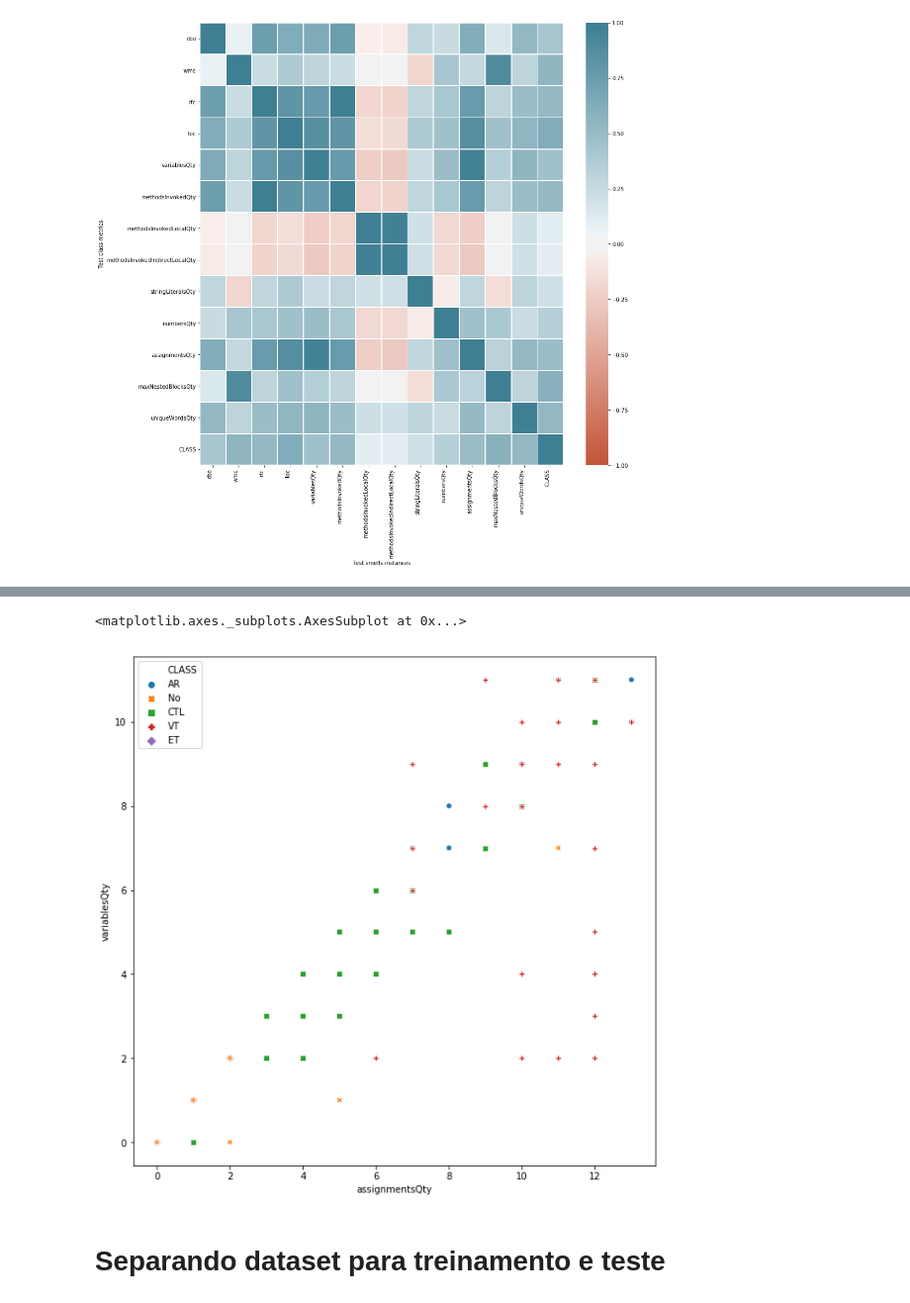
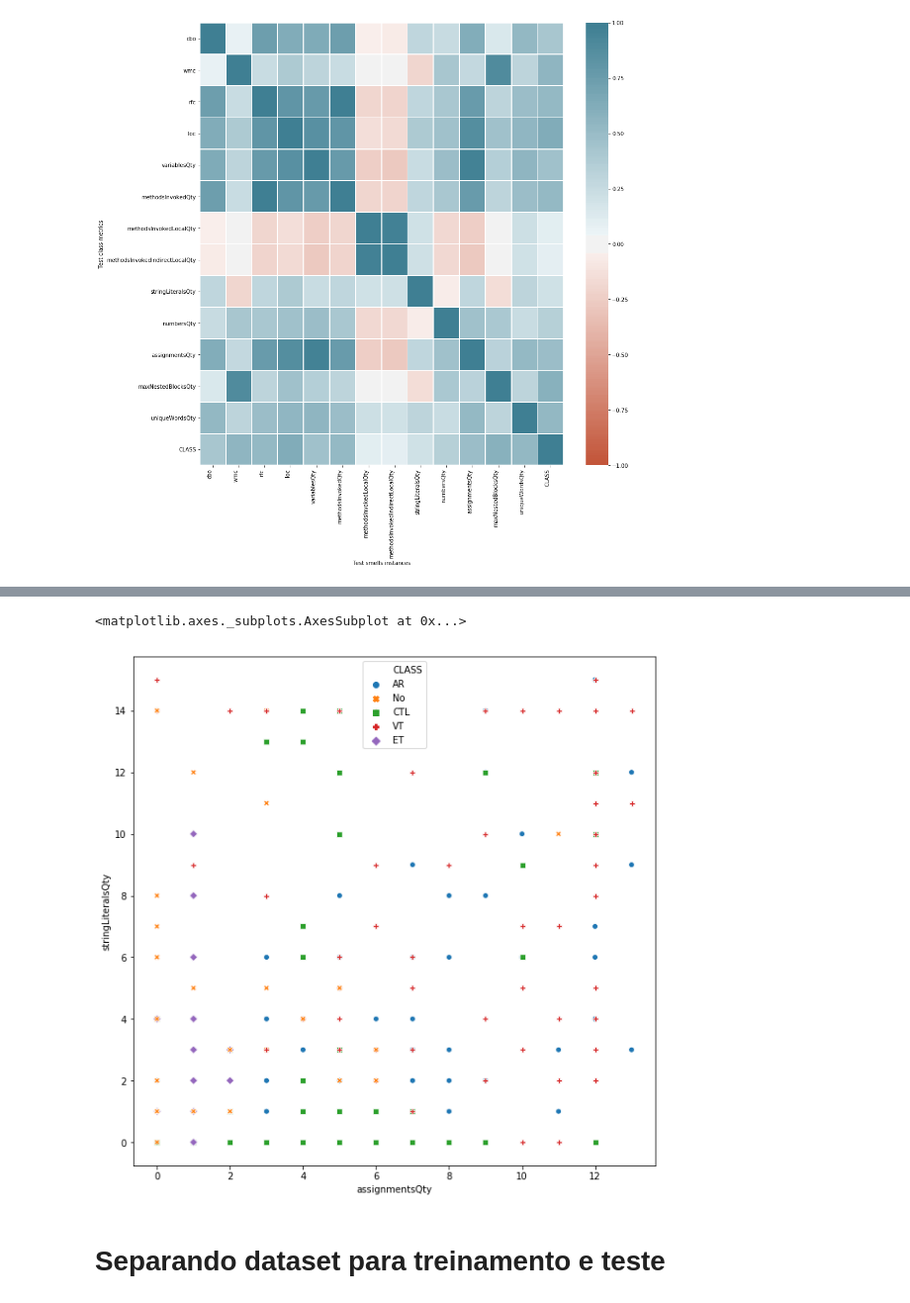
Before and after one commit to luana-martins/Machine-Learning, a Jupyter notebook: src/pre-processamento.ipynb, the cells around one changed output, grey strips where cells are left out. Shown at 99% size. Cells and saved outputs as stored; diff of their text form; code cells hidden in the pictures.

```diff
--- a/src/pre-processamento.ipynb
+++ b/src/pre-processamento.ipynb
@@ -149,13 +188,13 @@ ax.set_xticklabels(
 # %%
 # Distribuição das instâncias considerando as classes
 temp = dataset.copy()
 temp['CLASS'] = textClassColumn
 # Imprimindo o Scatter plot para analisar a distribuição das classes das instâncias
 fig, ax = plt.subplots(figsize=(10, 10))
-sns.scatterplot(x="assignmentsQty", y="variablesQty", data=temp, hue="CLASS", style="CLASS", ax=ax)
+sns.scatterplot(x="assignmentsQty", y="stringLiteralsQty", data=temp, hue="CLASS", style="CLASS", ax=ax)
 # %% [output]
 <matplotlib.axes._subplots.AxesSubplot at 0x...>
-[figure, old version]
+[figure, new version]
 # %% [markdown]
 # Separando dataset para treinamento e teste
 # %%
```
Also changed, not shown: parts of 20 cells of this notebook.
